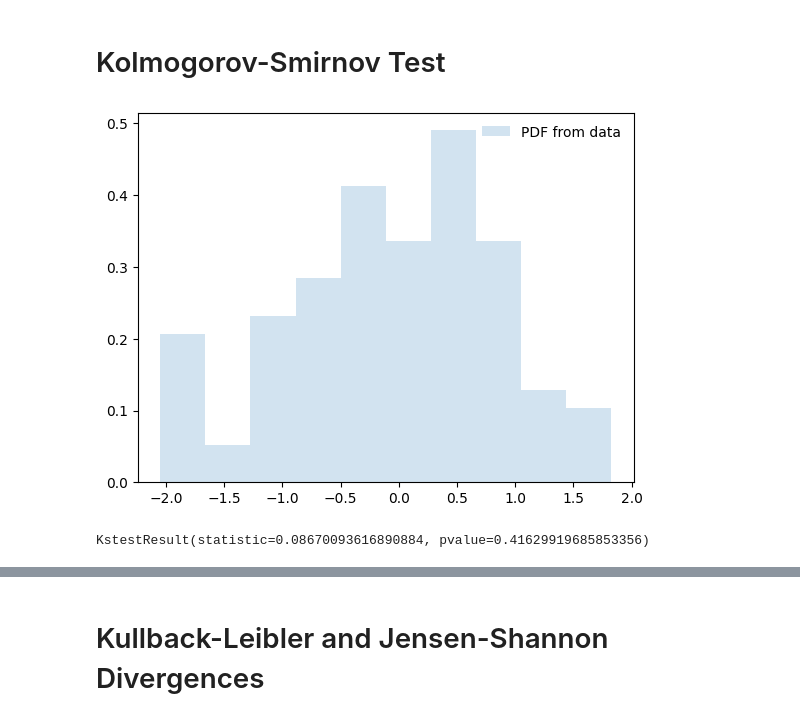
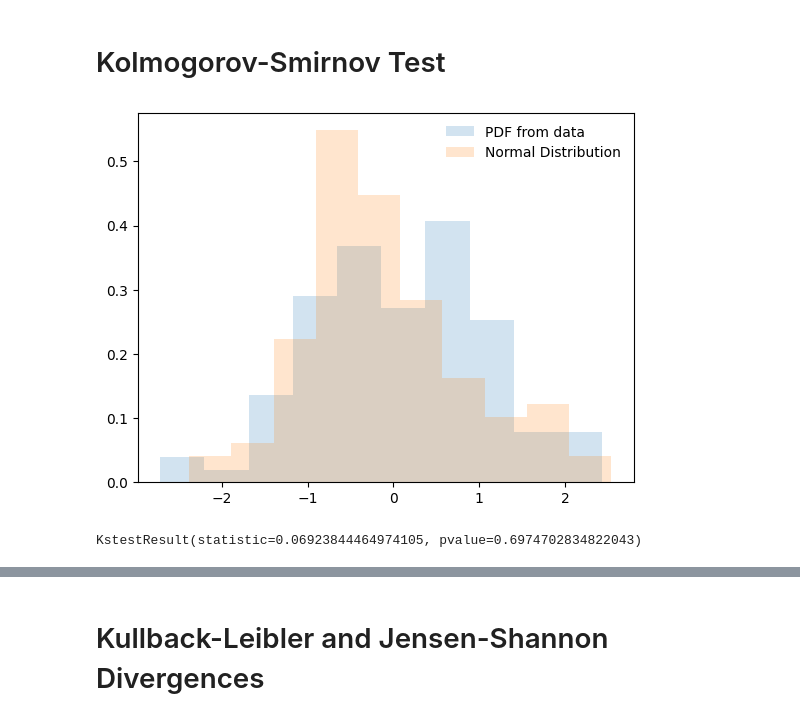
Before and after one commit to jpcreis15/MLOps-code, a Jupyter notebook: Univariate Analysis.ipynb, the cells around one changed output, grey strips where cells are left out. Cells and saved outputs as stored; diff of their text form; code cells hidden in the pictures.

```diff
--- a/Univariate Analysis.ipynb
+++ b/Univariate Analysis.ipynb
@@ -3,33 +3,35 @@
 # %%
 import numpy as np
 from scipy import stats
 import matplotlib.pyplot as plt
 from scipy.stats import norm
 
 def calc_pdf(data, bins=10):
     # getting data of the histogram
     count, bins_count = np.histogram(data, bins=bins)
     pdf = count / sum(count)
     return pdf, bins_count
 
 def calc_cdf(data, bins=10):
     pdf, bins_count = calc_pdf(data, bins)
     cdf = np.cumsum(pdf)
     return bins_count[1:], cdf
 
 rng = np.random.default_rng()
 
 r = stats.norm.rvs(loc=0, scale=1, size=100)
+r2 = stats.norm.rvs(loc=0, scale=1, size=100)
 # r = np.linspace(0,10)
 fig, ax = plt.subplots(1, 1)
 ax.hist(r, density=True, histtype='stepfilled', alpha=0.2, label="PDF from data")
+ax.hist(r2, density=True, histtype='stepfilled', alpha=0.2, label="Normal Distribution")
 ax.legend(loc='best', frameon=False)
 plt.show()
 
 stats.kstest(r, 'norm')
 # %% [output]
-[figure, old version]
+[figure, new version]
-KstestResult(statistic=0.08670093616890884, pvalue=0.41629919685853356)
+KstestResult(statistic=0.06923844464974105, pvalue=0.6974702834822043)
 # %%
 ###########################################
 # KS One-Sample test
```
Also changed, not shown: parts of 4 cells of this notebook, 2 other files.
